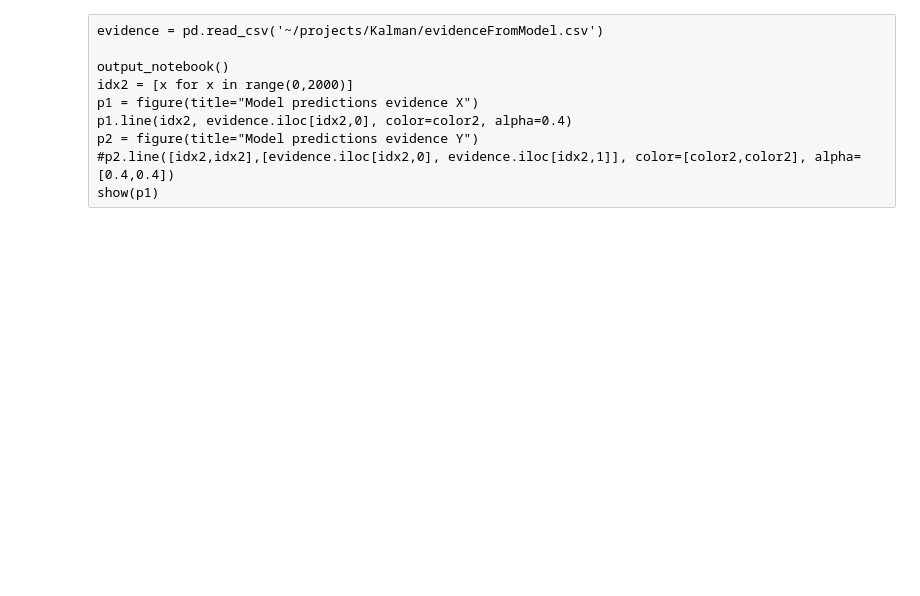
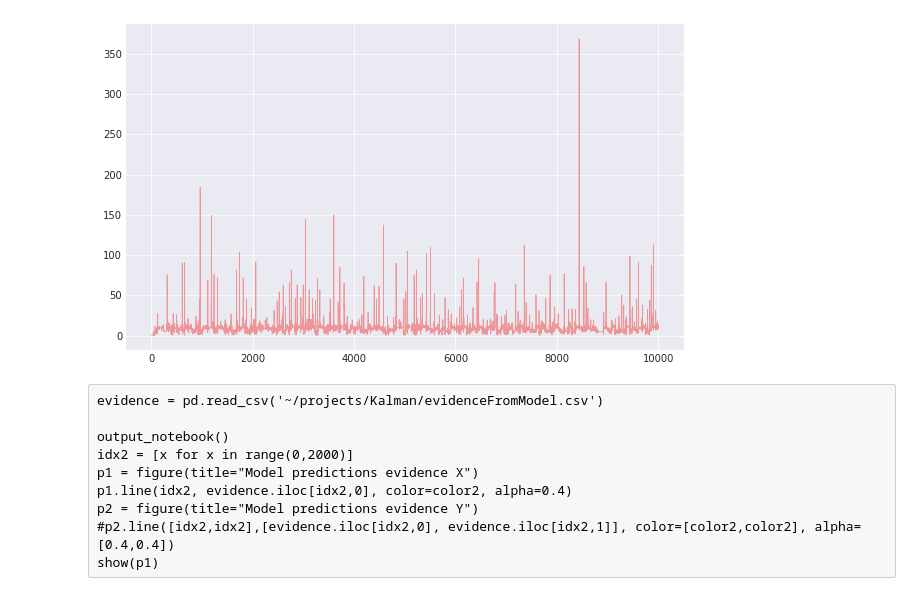
Before and after one commit to knkumar/sequence-prediction, a Jupyter notebook: Plot Kalman Model-Seaborn.ipynb, the cells around one changed output. Cells and saved outputs as stored; diff of their text form; code cells hidden in the pictures; blank space fills up the shorter version.

```diff
--- a/Plot Kalman Model-Seaborn.ipynb
+++ b/Plot Kalman Model-Seaborn.ipynb
@@ -25,12 +27,14 @@ plt.show()
 # %%
-diff_fit = x1_fit-x1
-
+diff_fit = (x1_fit-x1)**2
+sse = diff_fit.iloc[:,0]+diff_fit.iloc[:,1]
 fig = plt.figure(figsize=(10,6))
 sns.set_style("darkgrid")
 
 #sns.pointplot(x=idx,y=diff_fit.iloc[:,0], markers='.', size=0.02)
-plt.plot(idx,diff_fit.iloc[:,0], color='lightcoral', alpha=0.8, linewidth=0.8)
+plt.plot(idx,np.sqrt(sse), color='lightcoral', alpha=0.8, linewidth=0.8)
 plt.show()
+# %% [output]
+[figure, added]
 # %% [raw]
 evidence = pd.read_csv('~/projects/Kalman/evidenceFromModel.csv')
 
```
Also changed, not shown: parts of 1 cell of this notebook, 1 other file.
